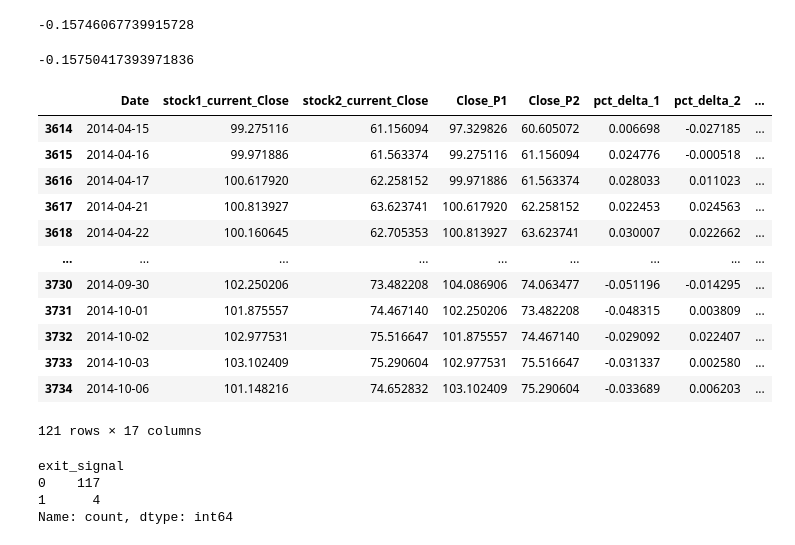
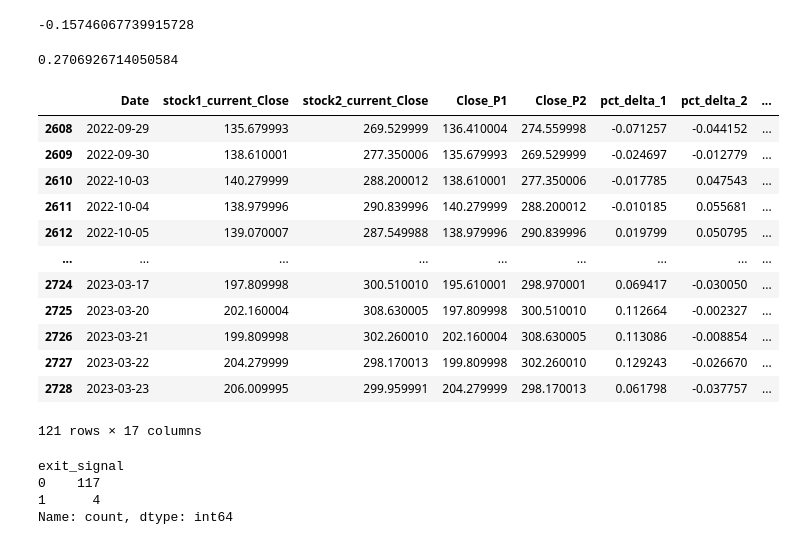
Before and after one commit to nishikaa/pair_trading, a Jupyter notebook: pair-trading-foundations/notebooks/vectorize_data_generation_for_each_pair.ipynb, the cells around one changed output. Drawn from its saved outputs; the diff is of its cells as text; code cells hidden in the pictures.

```diff
--- a/pair-trading-foundations/notebooks/vectorize_data_generation_for_each_pair.ipynb
+++ b/pair-trading-foundations/notebooks/vectorize_data_generation_for_each_pair.ipynb
@@ -7,7 +7,7 @@ from numpy.linalg import norm
 tqdm.pandas()
 import time
 # %%
-raw_df = pd.read_csv('1999-12-01-2023-12-31.csv')
+raw_df = pd.read_csv('/home/ec2-user/Capstone/1999-12-01-2023-12-31.csv')
 # dates = pd.read_csv('sampled_sector_pairs_200.csv')['']
 # %%
 raw_df['Close'] = raw_df['Adj Close']
@@ -33,8 +33,8 @@ raw_df
 | 2701712 | 2023-12-29 | 196.679993 | 198.009995 | 196.250000 | 196.923355 | 196.923355 | 1007200.0 | ZTS | Health Care | ... |
 2701713 rows × 10 columns
 # %%
-p1 = raw_df[raw_df.Ticker=='MMM'][['Close','Ticker','Date']].reset_index(drop=True)
-p2 = raw_df[raw_df.Ticker=='HD'][['Close','Ticker','Date']].reset_index(drop=True)
+p1 = raw_df[raw_df.Ticker=='META'][['Close','Ticker','Date']].reset_index(drop=True)
+p2 = raw_df[raw_df.Ticker=='WAT'][['Close','Ticker','Date']].reset_index(drop=True)
 # %%
 df = pd.merge(p1,p2,how='left',on='Date',suffixes=['_P1','_P2'])
 df.head()
@@ -106,7 +105,7 @@ df.shape
 def compute_pnl(rs,df):
     rows = df.loc[rs.index].iloc[::-1]
 
-    long_P1 = rows.long_P1.iloc[-1]
+    long_P1 = rows.long_P1.iloc[0]
 
     rows['long_entry'] = np.where(rows.entry_signal==1, np.where(long_P1==1,rows.Close_P1,rows.Close_P2),np.nan)
     rows['long_exit'] = np.where(rows.exit_signal==1, np.where(long_P1==1,rows.Close_P1,rows.Close_P2),np.nan)
@@ -132,7 +131,7 @@ def compute_pnl(rs,df):
 #         print(rows)
 #         print(rows[rows.exit_signal_sum==1].long_pnl.cumsum().iloc[-1],rows[rows.exit_signal_sum==1].short_pnl.cumsum().iloc[-1])
 #         print(pnl)
-    return pnl
+    return pnl/2.0
 # %%
 df['pnl'] = df['Close_P1'].iloc[::-1].rolling(120).progress_apply(compute_pnl, args=(df,))
 # .shift(-119)
@@ -210,44 +208,44 @@ short
 -0.15746067739915728
 # %%
 rows = df[['Date','stock1_current_Close','stock2_current_Close','Close_P1','Close_P2',\
-    'pct_delta_1','pct_delta_2','entry_signal','exit_signal','long_P1']].loc[3734-120:3734]
+    'pct_delta_1','pct_delta_2','entry_signal','exit_signal','long_P1']].loc[2608:2608+120]
 # .loc[3785-120:3785]
 
-long_P1 = rows.long_P1.iloc[-1]
+long_P1 = rows.long_P1.iloc[0]
 
 rows['long_entry'] = np.where(rows.entry_signal==1, np.where(long_P1==1,rows.Close_P1,rows.Close_P2),np.nan)
 rows['long_exit'] = np.where(rows.exit_signal==1, np.where(long_P1==1,rows.Close_P1,rows.Close_P2),np.nan)
 rows['short_entry'] = np.where(rows.entry_signal==1, np.where(long_P1!=1,rows.Close_P1,rows.Close_P2),np.nan)
 rows['short_exit'] = np.where(rows.exit_signal==1, np.where(long_P1!=1,rows.Close_P1,rows.Close_P2),np.nan)
 
 rows['exit_signal_sum'] = rows.groupby('entry_signal').exit_signal.cumsum()
 
 rows['long_entry'] = rows['long_entry'].ffill()
 rows['short_entry'] = rows['short_entry'].ffill()
 
 rows['long_entry'] = np.where(rows['exit_signal_sum']==1,rows['long_entry'],np.nan)
 rows['short_entry'] = np.where(rows['exit_signal_sum']==1,rows['short_entry'],np.nan)
 
 rows['long_pnl'] = (rows.long_exit - rows.long_entry)/rows.long_entry
 rows['short_pnl'] = (rows.short_entry - rows.short_exit)/rows.short_entry
 
 pnl = rows[rows.exit_signal_sum==1].long_pnl.cumsum().iloc[-1]+rows[rows.exit_signal_sum==1].short_pnl.cumsum().iloc[-1]
-print(pnl)
+print(pnl/2.0)
 rows
 # %% [output]
--0.15750417393971836
+0.2706926714050584
 |  | Date | stock1_current_Close | stock2_current_Close | Close_P1 | Close_P2 | pct_delta_1 | pct_delta_2 | ... |
-| 3614 | 2014-04-15 | 99.275116 | 61.156094 | 97.329826 | 60.605072 | 0.006698 | -0.027185 | ... |
-| 3615 | 2014-04-16 | 99.971886 | 61.563374 | 99.275116 | 61.156094 | 0.024776 | -0.000518 | ... |
-| 3616 | 2014-04-17 | 100.617920 | 62.258152 | 99.971886 | 61.563374 | 0.028033 | 0.011023 | ... |
-| 3617 | 2014-04-21 | 100.813927 | 63.623741 | 100.617920 | 62.258152 | 0.022453 | 0.024563 | ... |
-| 3618 | 2014-04-22 | 100.160645 | 62.705353 | 100.813927 | 63.623741 | 0.030007 | 0.022662 | ... |
+| 2608 | 2022-09-29 | 135.679993 | 269.529999 | 136.410004 | 274.559998 | -0.071257 | -0.044152 | ... |
+| 2609 | 2022-09-30 | 138.610001 | 277.350006 | 135.679993 | 269.529999 | -0.024697 | -0.012779 | ... |
+| 2610 | 2022-10-03 | 140.279999 | 288.200012 | 138.610001 | 277.350006 | -0.017785 | 0.047543 | ... |
+| 2611 | 2022-10-04 | 138.979996 | 290.839996 | 140.279999 | 288.200012 | -0.010185 | 0.055681 | ... |
+| 2612 | 2022-10-05 | 139.070007 | 287.549988 | 138.979996 | 290.839996 | 0.019799 | 0.050795 | ... |
 | ... | ... | ... | ... | ... | ... | ... | ... | ... |
-| 3730 | 2014-09-30 | 102.250206 | 73.482208 | 104.086906 | 74.063477 | -0.051196 | -0.014295 | ... |
-| 3731 | 2014-10-01 | 101.875557 | 74.467140 | 102.250206 | 73.482208 | -0.048315 | 0.003809 | ... |
-| 3732 | 2014-10-02 | 102.977531 | 75.516647 | 101.875557 | 74.467140 | -0.029092 | 0.022407 | ... |
-| 3733 | 2014-10-03 | 103.102409 | 75.290604 | 102.977531 | 75.516647 | -0.031337 | 0.002580 | ... |
-| 3734 | 2014-10-06 | 101.148216 | 74.652832 | 103.102409 | 75.290604 | -0.033689 | 0.006203 | ... |
+| 2724 | 2023-03-17 | 197.809998 | 300.510010 | 195.610001 | 298.970001 | 0.069417 | -0.030050 | ... |
+| 2725 | 2023-03-20 | 202.160004 | 308.630005 | 197.809998 | 300.510010 | 0.112664 | -0.002327 | ... |
+| 2726 | 2023-03-21 | 199.809998 | 302.260010 | 202.160004 | 308.630005 | 0.113086 | -0.008854 | ... |
+| 2727 | 2023-03-22 | 204.279999 | 298.170013 | 199.809998 | 302.260010 | 0.129243 | -0.026670 | ... |
+| 2728 | 2023-03-23 | 206.009995 | 299.959991 | 204.279999 | 298.170013 | 0.061798 | -0.037757 | ... |
 121 rows × 17 columns
 # %%
 rows.entry_signal.value_counts()
```
Also changed, not shown: parts of 6 cells of this notebook.
